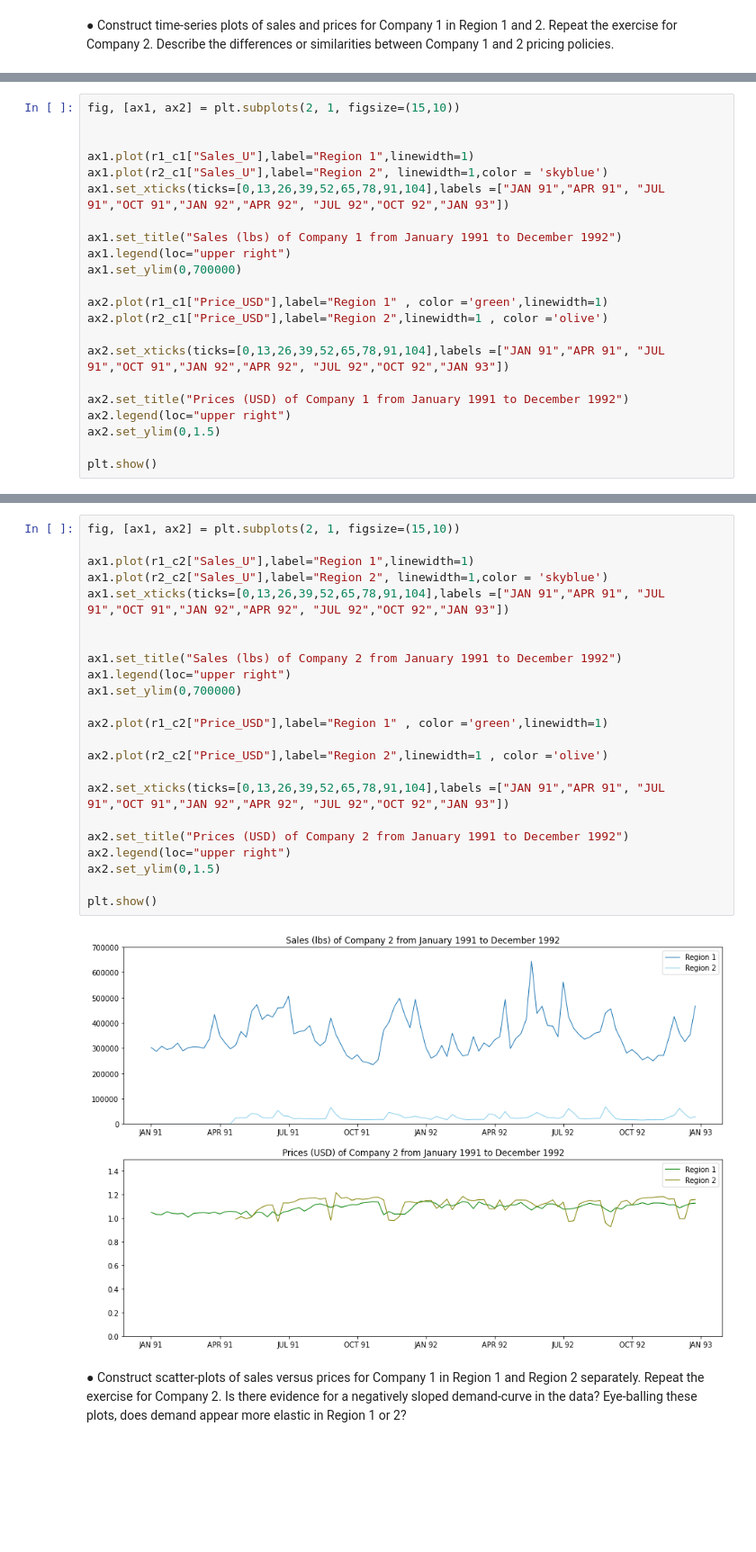
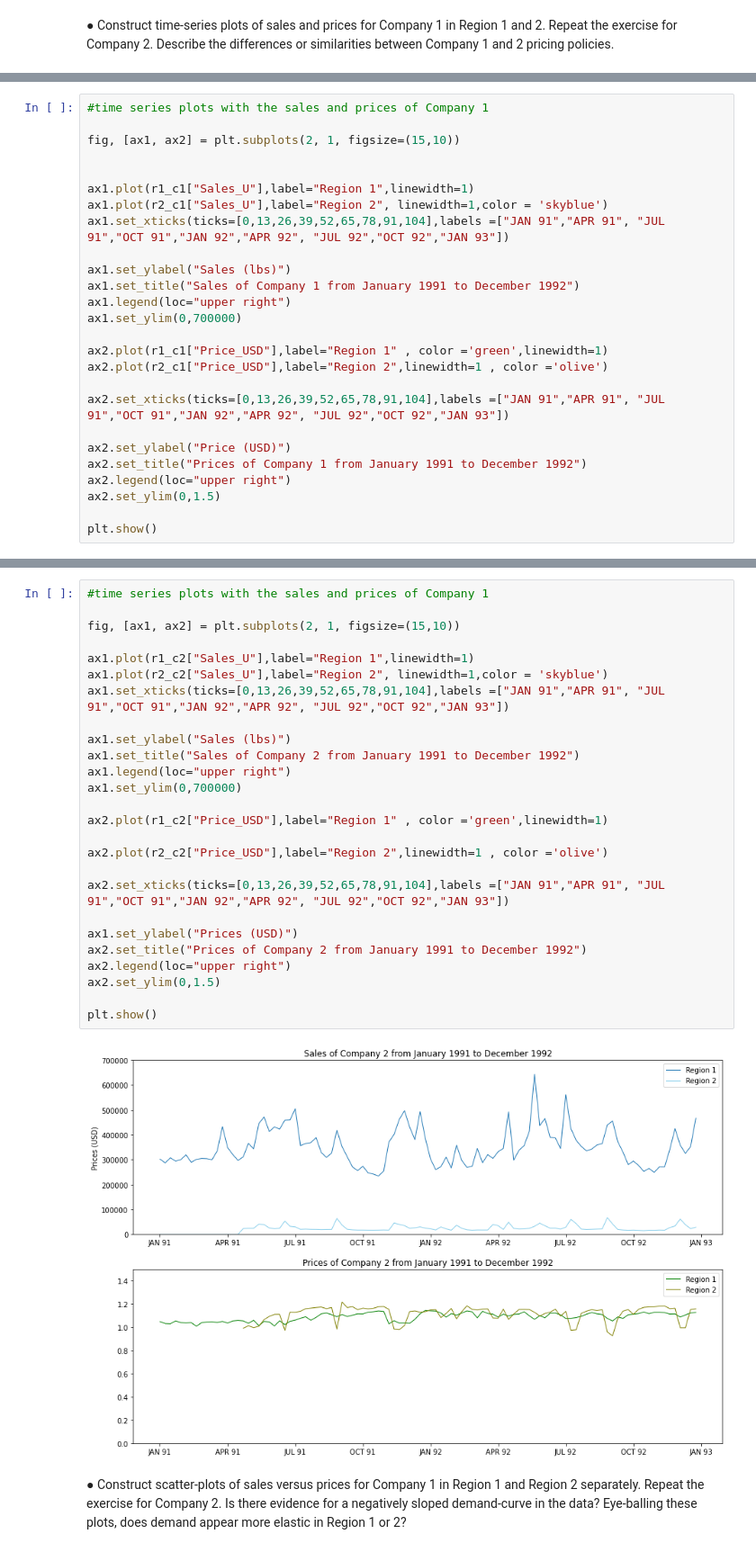
Before and after one commit to hinojosaad/Damavis-Challenge, a Jupyter notebook: Damavis Data Science Challenge Ex 2.ipynb, the cells around one changed output, grey strips where cells are left out. Shown at 90% size. Drawn from its saved outputs; the diff is of its cells as text; blank space fills up the shorter version.

```diff
--- a/Damavis Data Science Challenge Ex 2.ipynb
+++ b/Damavis Data Science Challenge Ex 2.ipynb
@@ -37,6 +66,8 @@ r2_c1["Price_USD"] = r2_c1["Sales_USD"]/r2_c1["Sales_U"]
 r1_c2["Price_USD"] = r1_c2["Sales_USD"]/r1_c2["Sales_U"]
 r2_c2["Price_USD"] = r2_c2["Sales_USD"]/r2_c2["Sales_U"]
 # %%
+#time series plots with the sales and prices of Company 1
+
 fig, [ax1, ax2] = plt.subplots(2, 1, figsize=(15,10))
 
 
@@ -44,7 +75,8 @@ ax1.plot(r1_c1["Sales_U"],label="Region 1",linewidth=1)
 ax1.plot(r2_c1["Sales_U"],label="Region 2", linewidth=1,color = 'skyblue')
 ax1.set_xticks(ticks=[0,13,26,39,52,65,78,91,104],labels =["JAN 91","APR 91", "JUL 91","OCT 91","JAN 92","APR 92", "JUL 92","OCT 92","JAN 93"])
 
-ax1.set_title("Sales (lbs) of Company 1 from January 1991 to December 1992")
+ax1.set_ylabel("Sales (lbs)")
+ax1.set_title("Sales of Company 1 from January 1991 to December 1992")
 ax1.legend(loc="upper right")
 ax1.set_ylim(0,700000)
 
@@ -53,7 +85,8 @@ ax2.plot(r2_c1["Price_USD"],label="Region 2",linewidth=1 , color ='olive')
 
 ax2.set_xticks(ticks=[0,13,26,39,52,65,78,91,104],labels =["JAN 91","APR 91", "JUL 91","OCT 91","JAN 92","APR 92", "JUL 92","OCT 92","JAN 93"])
 
-ax2.set_title("Prices (USD) of Company 1 from January 1991 to December 1992")
+ax2.set_ylabel("Price (USD)")
+ax2.set_title("Prices of Company 1 from January 1991 to December 1992")
 ax2.legend(loc="upper right")
 ax2.set_ylim(0,1.5)
 
@@ -63,28 +96,31 @@ plt.show()
 # %%
+#time series plots with the sales and prices of Company 1
+
 fig, [ax1, ax2] = plt.subplots(2, 1, figsize=(15,10))
 
 ax1.plot(r1_c2["Sales_U"],label="Region 1",linewidth=1)
 ax1.plot(r2_c2["Sales_U"],label="Region 2", linewidth=1,color = 'skyblue')
 ax1.set_xticks(ticks=[0,13,26,39,52,65,78,91,104],labels =["JAN 91","APR 91", "JUL 91","OCT 91","JAN 92","APR 92", "JUL 92","OCT 92","JAN 93"])
 
-
-ax1.set_title("Sales (lbs) of Company 2 from January 1991 to December 1992")
+ax1.set_ylabel("Sales (lbs)")
+ax1.set_title("Sales of Company 2 from January 1991 to December 1992")
 ax1.legend(loc="upper right")
 ax1.set_ylim(0,700000)
 
 ax2.plot(r1_c2["Price_USD"],label="Region 1" , color ='green',linewidth=1)
 
 ax2.plot(r2_c2["Price_USD"],label="Region 2",linewidth=1 , color ='olive')
 
 ax2.set_xticks(ticks=[0,13,26,39,52,65,78,91,104],labels =["JAN 91","APR 91", "JUL 91","OCT 91","JAN 92","APR 92", "JUL 92","OCT 92","JAN 93"])
 
-ax2.set_title("Prices (USD) of Company 2 from January 1991 to December 1992")
+ax1.set_ylabel("Prices (USD)")
+ax2.set_title("Prices of Company 2 from January 1991 to December 1992")
 ax2.legend(loc="upper right")
 ax2.set_ylim(0,1.5)
 
 plt.show()
 # %% [output]
-[figure, old version]
+[figure, new version]
 # %% [markdown]
 ● Construct scatter-plots of sales versus prices for Company 1 in Region 1 and Region 2 separately. Repeat the exercise for Company 2. Is there evidence for a negatively sloped demand-curve in the data? Eye-balling these plots, does demand appear more elastic in Region 1 or 2?
 # %%
```
Also changed, not shown: parts of 9 cells of this notebook.
